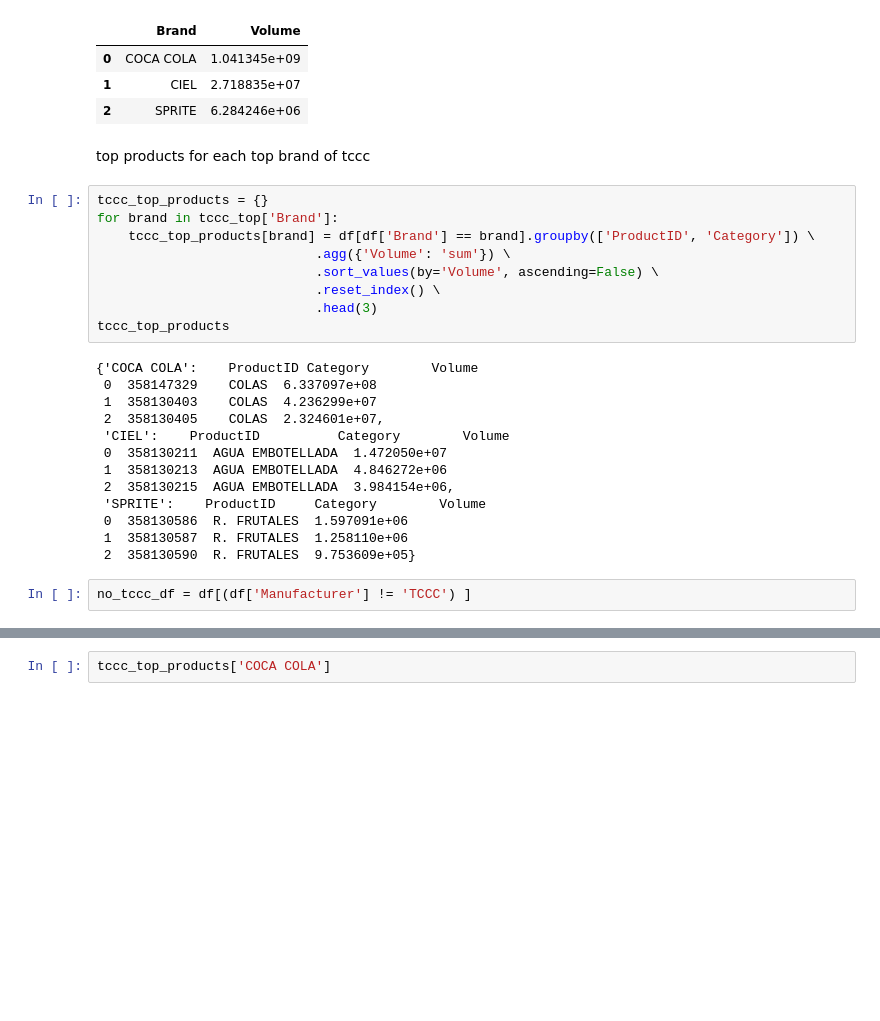
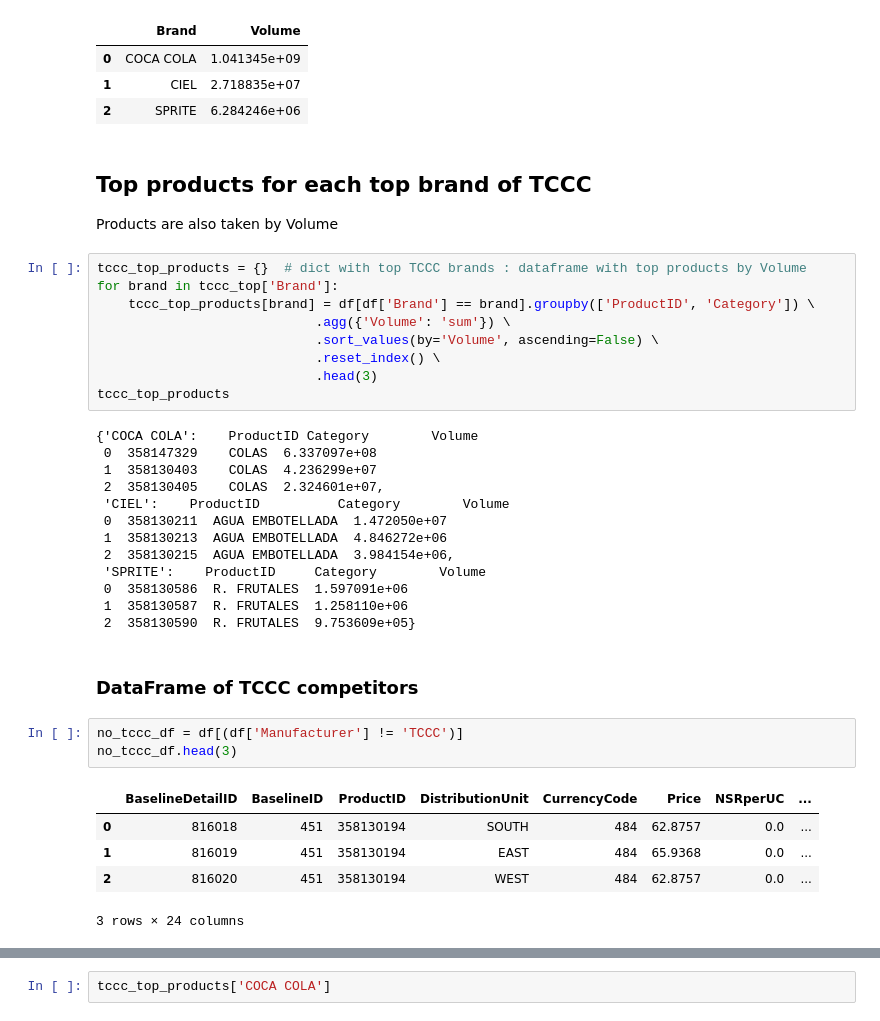
Before and after one commit to BRomanchuk/products-metrics, a Jupyter notebook: eda_products.ipynb, the cells around one changed output, grey strips where cells are left out. Drawn from its saved outputs; the diff is of its cells as text; blank space fills up the shorter version.

```diff
--- a/eda_products.ipynb
+++ b/eda_products.ipynb
@@ -197,9 +183,10 @@ tccc_top
 | 1 | CIEL | 2.718835e+07 |
 | 2 | SPRITE | 6.284246e+06 |
 # %% [markdown]
-top products for each top brand of tccc
+## Top products for each top brand of TCCC
+Products are also taken by Volume
 # %%
-tccc_top_products = {}
+tccc_top_products = {}  # dict with top TCCC brands : dataframe with top products by Volume
 for brand in tccc_top['Brand']:
     tccc_top_products[brand] = df[df['Brand'] == brand].groupby(['ProductID', 'Category']) \
                             .agg({'Volume': 'sum'}) \
@@ -220,6 +207,15 @@ tccc_top_products
  0  358130586  R. FRUTALES  1.597091e+06
  1  358130587  R. FRUTALES  1.258110e+06
  2  358130590  R. FRUTALES  9.753609e+05}
+# %% [markdown]
+### DataFrame of TCCC competitors
 # %%
-no_tccc_df = df[(df['Manufacturer'] != 'TCCC') ]
+no_tccc_df = df[(df['Manufacturer'] != 'TCCC')]
+no_tccc_df.head(3)
+# %% [output]
+|  | BaselineDetailID | BaselineID | ProductID | DistributionUnit | CurrencyCode | Price | NSRperUC | ... |
+| 0 | 816018 | 451 | 358130194 | SOUTH | 484 | 62.8757 | 0.0 | ... |
+| 1 | 816019 | 451 | 358130194 | EAST | 484 | 65.9368 | 0.0 | ... |
+| 2 | 816020 | 451 | 358130194 | WEST | 484 | 62.8757 | 0.0 | ... |
+3 rows × 24 columns
 # %% [markdown]
```
Also changed, not shown: parts of 20 cells of this notebook.
